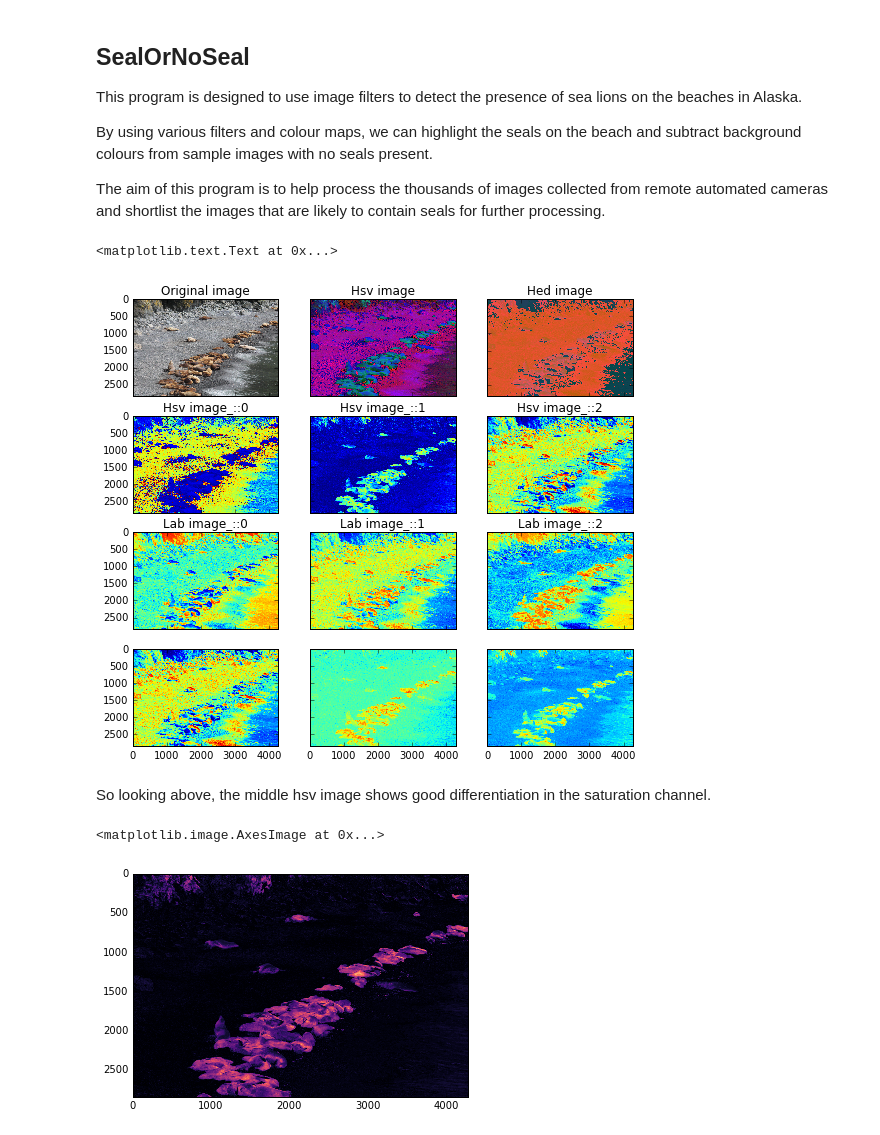
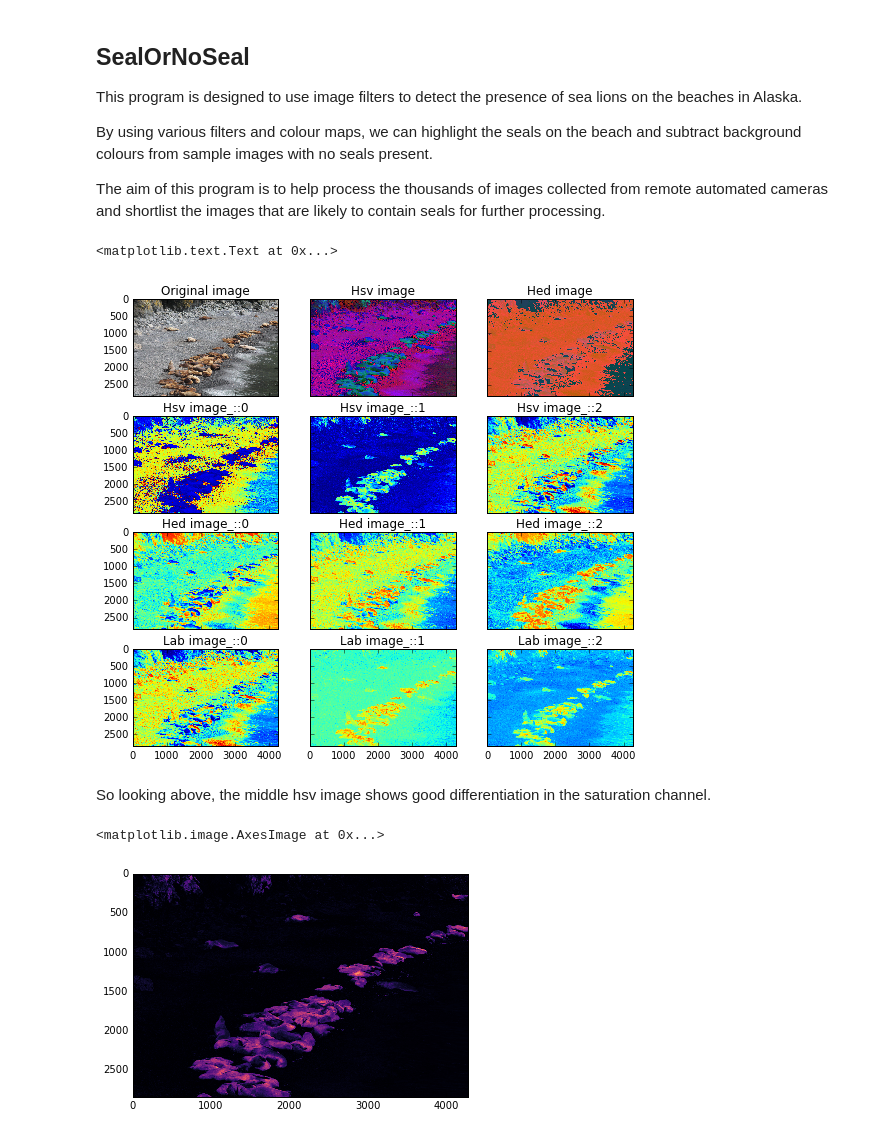
Before and after one commit to mkuiper/SealOrNoSeal, a Jupyter notebook: SealorNoSeal.ipynb, the cells around one changed output. Saved outputs shown, nothing was run; the diff lists cells and outputs as text; code cells hidden in the pictures.

```diff
--- a/SealorNoSeal.ipynb
+++ b/SealorNoSeal.ipynb
@@ -48,28 +48,29 @@ ax[5].imshow(seal_hsv[:,:,2]); ax[5].set_title("Hsv image_::2")
 ax[6].imshow(seal_hed[:,:,0]); ax[6].set_title("Hed image_::0")
 ax[7].imshow(seal_hed[:,:,1]); ax[7].set_title("Hed image_::1")
 ax[8].imshow(seal_hed[:,:,2]); ax[8].set_title("Hed image_::2")
-ax[9].imshow(seal_lab[:,:,0]); ax[6].set_title("Lab image_::0")
-ax[10].imshow(seal_lab[:,:,1]); ax[7].set_title("Lab image_::1")
-ax[11].imshow(seal_lab[:,:,2]); ax[8].set_title("Lab image_::2")
+ax[9].imshow(seal_lab[:,:,0]); ax[9].set_title("Lab image_::0")
+ax[10].imshow(seal_lab[:,:,1]); ax[10].set_title("Lab image_::1")
+ax[11].imshow(seal_lab[:,:,2]); ax[11].set_title("Lab image_::2")
 # %% [output]
 <matplotlib.text.Text at 0x...>
-[figure, old version]
+[figure, new version]
 # %% [markdown]
 
 So looking above, the middle hsv image shows good differentiation in the saturation channel.
 # %%
 import numpy as np
-
 from skimage.exposure import rescale_intensity
 
 s1 = rescale_intensity(seal_hsv[:, :, 1], out_range=(0, 1))
+s2 = rescale_intensity(seal_hed[:, :, 1], out_range=(0, 1))
 s4 = rescale_intensity(seal_lab[:, :, 1], out_range=(0, 1))
 # %%
-
-
+# multiplying a few of teh rescaled channels together to further highlight the differrences
+seal_raw = (s1*s2*s4)
 #plt.imshow(seal_lab[:,:,1] * seal_hsv[:,:,1],cmap="magma")
 #plt.imshow(seal_lab[:,:,1] * seal_hsv[:,:,1],cmap="magma")
-plt.imshow(s1*s4,cmap="magma")
+plt.imshow(seal_raw,cmap="magma")
+#plt.imshow(s2,cmap="magma")
 # %% [output]
 <matplotlib.image.AxesImage at 0x...>
-[figure, old version]
+[figure, new version]
```
Also changed, not shown: parts of 7 cells of this notebook, 29 other files.
